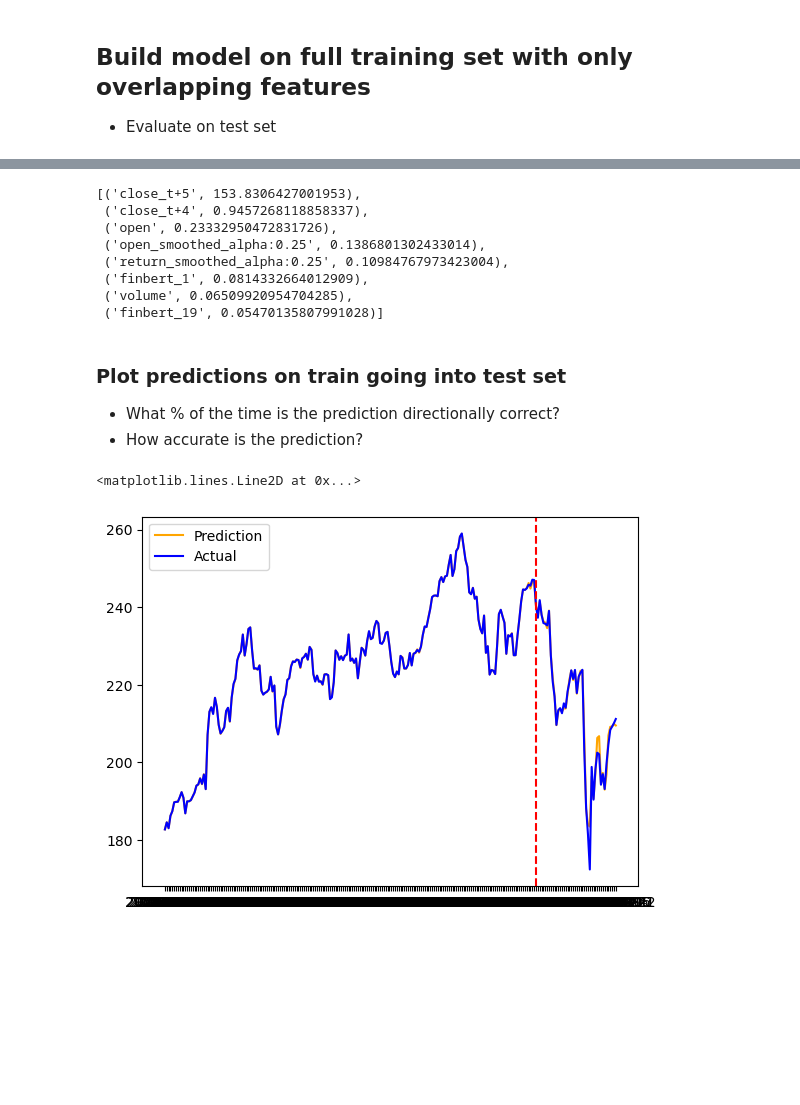
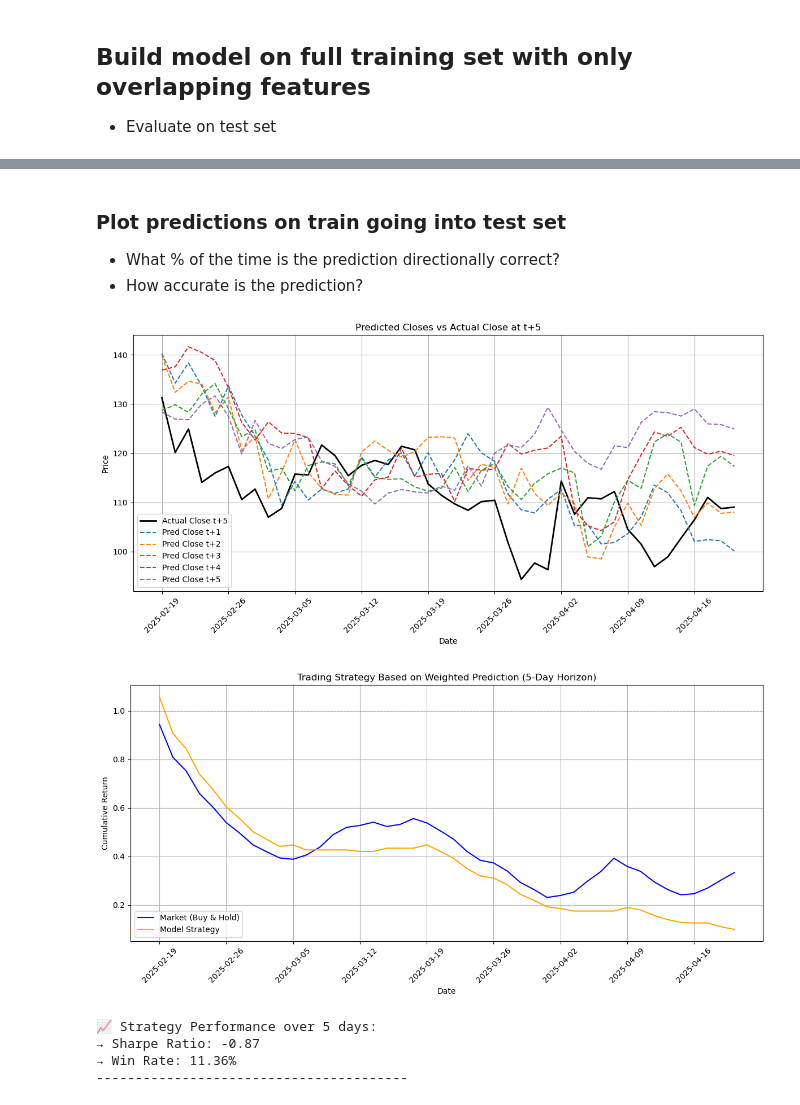
Before and after one commit to asacco-97/multimodal-stock-ranking, a Jupyter notebook: notebooks/gbm_multiple_targets.ipynb, the cells around one changed output, grey strips where cells are left out. Saved outputs shown, nothing was run; the diff lists cells and outputs as text; code cells hidden in the pictures; blank space fills up the shorter version.

```diff
--- a/notebooks/gbm_multiple_targets.ipynb
+++ b/notebooks/gbm_multiple_targets.ipynb
@@ -265,14 +318,3 @@ sorted_importance = sorted(feature_importances.items(), key=lambda x: x[1], reve
-# %%
-sorted_importance
-# %% [output]
-[('close_t+5', 153.8306427001953),
- ('close_t+4', 0.9457268118858337),
- ('open', 0.23332950472831726),
- ('open_smoothed_alpha:0.25', 0.1386801302433014),
- ('return_smoothed_alpha:0.25', 0.10984767973423004),
- ('finbert_1', 0.0814332664012909),
- ('volume', 0.06509920954704285),
- ('finbert_19', 0.05470135807991028)]
 # %% [markdown]
 ### Plot predictions on train going into test set
 - What % of the time is the prediction directionally correct?
@@ -282,8 +416,49 @@ TEST_START_INDEX = 200
+# %%
+def plot_predictions_vs_actual(df, actual_col='close_t+5', prediction_prefix='pred_close_t+', max_horizon=5):
+    """
+    Plots the actual t+5 close price against all predicted closes from t+1 through t+5.
+    """
+    plt.figure(figsize=(12, 6))
+
+    # Plot actual t+5 close
+    plt.plot(df["date"], df[actual_col], label='Actual Close t+5', linewidth=2, color='black')
+
+    # Plot each prediction t+1 through t+5
+    for i in range(1, max_horizon + 1):
+        pred_col = f"{prediction_prefix}{i}"
+        if pred_col in df.columns:
+            plt.plot(df["date"], df[pred_col], label=f"Pred Close t+{i}", linestyle='--')
+
+    plt.xlabel("Date")
+    plt.ylabel("Price")
+    # Format x-axis: show every 5th date
+    plt.xticks(ticks=df["date"].iloc[::5], rotation=45)
+    plt.title("Predicted Closes vs Actual Close at t+5")
+    plt.legend()
+    plt.grid(True)
+    plt.tight_layout()
+    plt.show()
+# %%
+plot_predictions_vs_actual(
+    df=df.iloc[TEST_START_INDEX:],
+    actual_col='close_t+5',
+    prediction_prefix='pred_close_t+',
+    max_horizon=5
+)
+# %% [output]
+[figure, added]
 # %%
-plt.plot(df["date"], y_pred, color="orange")
-plt.plot(df["date"], df[RESPONSE_VAR], color = "blue")
-plt.legend(labels=["Prediction", "Actual"])
-plt.axvline(TEST_START_INDEX, color="red", linestyle="--")
+evaluate_weighted_strategy(
+    df=df.iloc[TEST_START_INDEX:],
+    prediction_prefix="pred_close_t+",
+    max_horizon=5,
+    weights=[0.40, 0.30, 0.15, 0.10, 0.05],  # Exponential decay style weights
+    buy_thresh=0.05,
+    sell_thresh=0.01
+)
 # %% [output]
+[figure, new version]
-<matplotlib.lines.Line2D at 0x...>
+📈 Strategy Performance over 5 days:
+→ Sharpe Ratio: -0.87
+→ Win Rate: 11.36%
+----------------------------------------
-[figure, old version]
```
Also changed, not shown: parts of 17 cells of this notebook, 1 other file.
